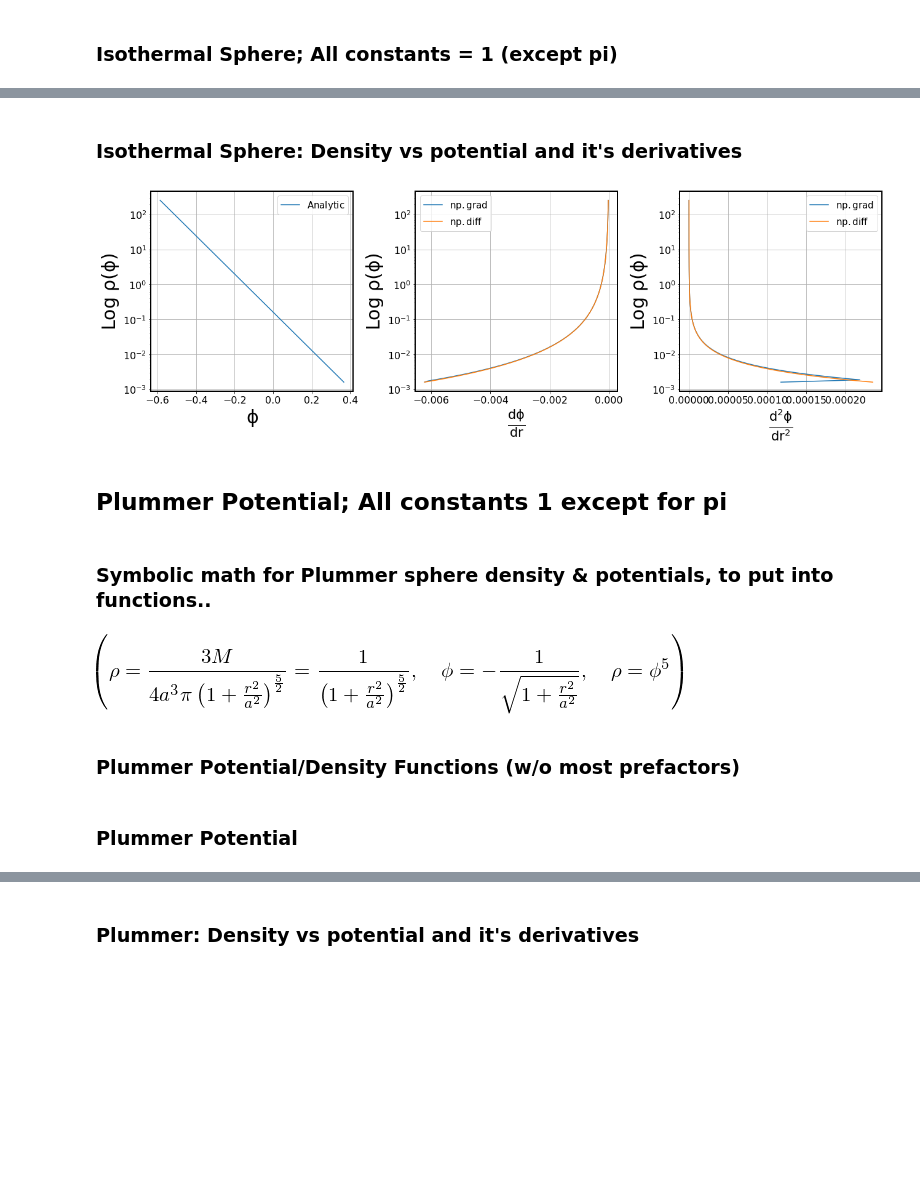
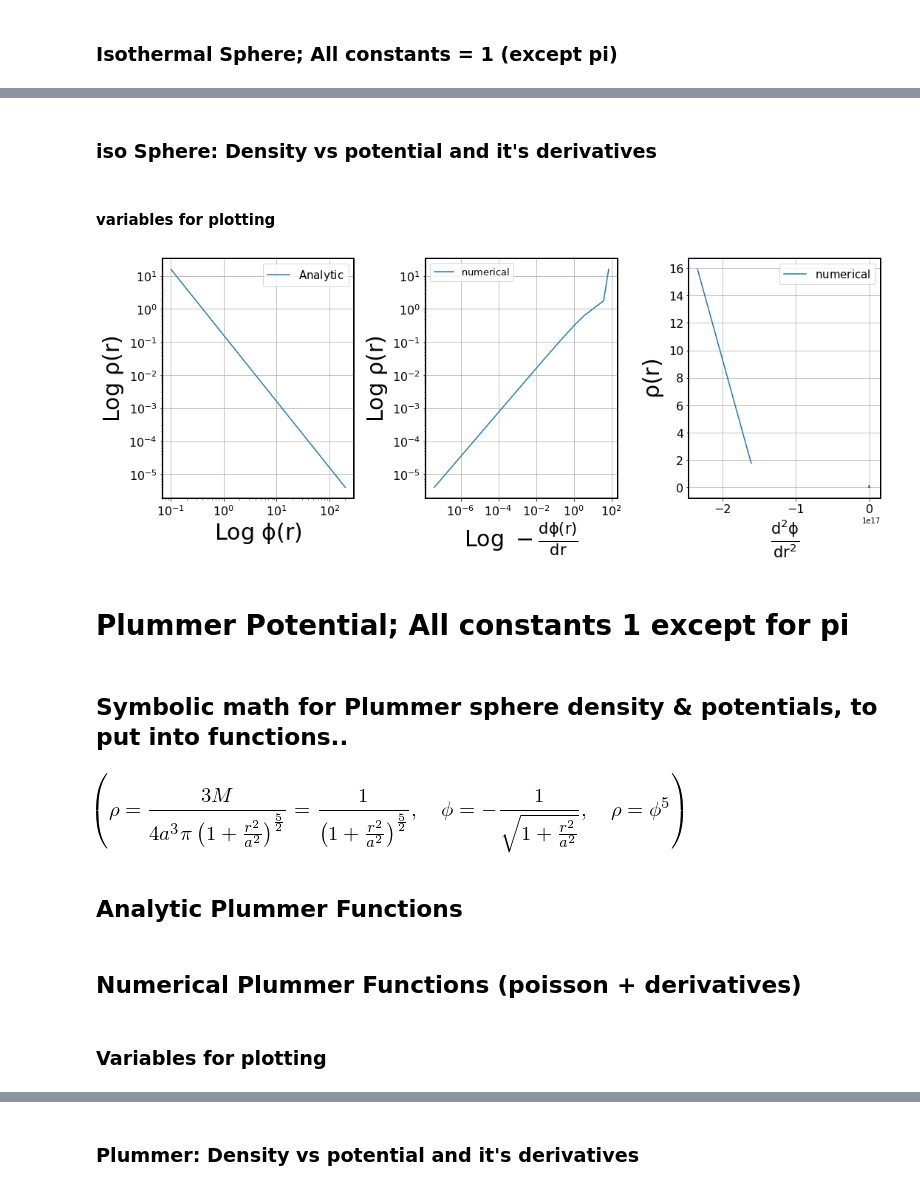
Before and after one commit to bueno646/2020_TDEs, a Jupyter notebook: Potential-Density Pairs.ipynb, the cells around one changed output, grey strips where cells are left out. Saved outputs shown, nothing was run; the diff lists cells and outputs as text; code cells hidden in the pictures; blank space fills up the shorter version.

```diff
--- a/Potential-Density Pairs.ipynb
+++ b/Potential-Density Pairs.ipynb
@@ -80,5 +265,5 @@ def vcirc_iso_sphere_of_r_analytic_py(_r,_k_boltz=1,_Grav_const=1,_mean_mass=1,_
 # %%
-r_array = np.linspace(0.1,5e22,100) #0 to MW radius
-r_array_2 = np.linspace(0.1,40,10000) #0 to 40
+r_array = np.linspace(0.1, 5e22, 100)  # 0 to MW radius
+r_array_2 = np.linspace(0.1, 200, 1000)  # 0 to 40
 # %% [markdown]
 ### Isothermal Sphere; All constants = 1 (except pi)
@@ -169,69 +411,74 @@ plt.tight_layout()
 # %% [markdown]
-### Isothermal Sphere: Density vs potential and it's derivatives
+### iso Sphere: Density vs potential and it's derivatives
+# %% [markdown]
+#### variables for plotting
+# %%
+# first derivative
+r_first_deriv, drho_dr  = take_deriv(rho_iso_sphere_of_r_analytic(r_array_2),_x=r_array_2,_n=1)
+
+# second derivative
+r_second_derive, d2rho_dr2  = take_deriv(rho_iso_sphere_of_r_analytic(r_array_2),_x=r_array_2,_n=2)
 # %%
-fig = plt.figure(2)
+fig = plt.figure(3)
 fig.set_figheight(6)
-fig.set_figwidth(18)
+fig.set_figwidth(15)
 
 #create axis object
 ax = plt.subplot(131)
 plt.grid(True)
 
 ##ploting
-plt.plot(phi_iso_sphere_of_r_analytic_py(r_array_2),rho_iso_sphere_of_phi_analytic_py(r_array_2),label=r'$\mathrm{Analytic}$')
+plt.plot(r_iso, rho_of_r_analytic,
+         label=r'$\mathrm{Analytic}$')
 
 #labeling
 # plt.title(r'$\mathrm{\rho(r)\ vs.\ r}$',size=30)
-plt.xlabel(r'$\mathrm{\phi}$',size=30)
-plt.ylabel(r'$\mathrm{ Log\ \rho(\phi) }$',size=30)
+plt.xlabel(r'$\mathrm{Log\ \phi (r)}$',size=30)
+plt.ylabel(r'$\mathrm{Log\ \rho(r) }$',size=30)
 
 ax.tick_params(axis='x', which='major', labelsize=16)
 ax.tick_params(axis='y', which='major', labelsize=16)
 plt.semilogy()
+plt.semilogx()
 plt.legend(fontsize=15)
 plt.tight_layout()
 
 #create axis object
 ax = plt.subplot(132)
 plt.grid(True)
 
-first_deriv_grad = np.gradient(phi_iso_sphere_of_r_analytic_py(r_array_2))
-first_deriv_diff = np.diff(phi_iso_sphere_of_r_analytic_py(r_array_2))
 ##ploting
-plt.plot(first_deriv_grad,rho_iso_sphere_of_phi_analytic_py(r_array_2),label=r'$\mathrm{np.grad}$')
-plt.plot(first_deriv_diff,rho_iso_sphere_of_phi_analytic_py(r_array_2)[:-1],label=r'$\mathrm{np.diff}$')
+plt.plot(-drho_dr,rho_of_r_analytic,label=r'$\mathrm{numerical}$')
 
 #labeling
 # plt.title(r'$\mathrm{\rho(r)\ vs.\ r}$',size=30)
-plt.xlabel(r'$\mathrm{\frac{\mathrm{d} \phi}{\mathrm{d}r}}$',size=30)
-plt.ylabel(r'$\mathrm{Log\ \rho(\phi) }$',size=30)
+plt.xlabel(r'$\mathrm{Log\ -\frac{\mathrm{d} \phi(r)}{\mathrm{d}r}}$',size=30)
+plt.ylabel(r'$\mathrm{Log\ \rho(r) }$',size=30)
 ax.tick_params(axis='x', which='major', labelsize=16)
 ax.tick_params(axis='y', which='major', labelsize=16)
 plt.semilogy()
-plt.legend(fontsize=15)
+plt.semilogx()
+plt.legend(fontsize=13)
 plt.tight_layout()
 
 ax = plt.subplot(133)
 plt.grid(True)
 
-second_deriv_grad = np.gradient(first_deriv_grad)
-second_deriv_diff = np.diff(first_deriv_diff)
+
 ##ploting
-plt.plot(second_deriv_grad,rho_iso_sphere_of_phi_analytic_py(r_array_2),label=r'$\mathrm{np.grad}$')
-plt.plot(second_deriv_diff,rho_iso_sphere_of_phi_analytic_py(r_array_2)[:-2],label=r'$\mathrm{np.diff}$')
+plt.plot(d2rho_dr2, rho_of_r_analytic,label=r'$\mathrm{numerical}$')
 
 #labeling
 # plt.title(r'$\mathrm{\rho(r)\ vs.\ r}$',size=30)
 plt.xlabel(r'$\mathrm{\frac{\mathrm{d}^2 \phi}{\mathrm{d}r^2}}$',size=30)
-plt.ylabel(r'$\mathrm{Log\ \rho(\phi) }$',size=30)
+plt.ylabel(r'$\mathrm{\rho(r) }$',size=30)
 ax.tick_params(axis='x', which='major', labelsize=16)
 ax.tick_params(axis='y', which='major', labelsize=16)
-plt.semilogy()
+# plt.semilogy()
 # plt.semilogx()
 plt.legend(fontsize=15)
 plt.tight_layout()
 
-
 # plt.xlabel(r'$\mathrm{\frac{\mathrm{d}^2 \omega}{\mathrm{d}\theta^2}}$',size=30)
 # %% [output]
-[figure, old version]
+[figure, new version]
@@ -258,5 +485,5 @@ plt.tight_layout()
 # %% [markdown]
-## Plummer Potential; All constants 1 except for pi
+# Plummer Potential; All constants 1 except for pi
 # %% [markdown]
-### Symbolic math for Plummer sphere density & potentials, to put into functions..
+## Symbolic math for Plummer sphere density & potentials, to put into functions..
 # %%
@@ -280,5 +509,5 @@ rho_eq_plum,phi_eq_plum,rho_eq_plum_2
 # %% [output]
 [figure]
 # %% [markdown]
-### Plummer Potential/Density Functions (w/o most prefactors)
+## Analytic Plummer Functions
 # %%
@@ -315,3 +545,3 @@ def vcirc_plum_sphere_of_r_analytic_py(_r,_a_plum=1,_Grav_const=1,_mean_mass=1):
     return holder + constants
-# %% [markdown]
-### Plummer Potential
+# %% [markdown]
+## Numerical Plummer Functions (poisson + derivatives)
@@ -317,0 +648,2 @@ def vcirc_plum_sphere_of_r_analytic_py(_r,_a_plum=1,_Grav_const=1,_mean_mass=1):
+# %% [markdown]
+### Variables for plotting
```
Also changed, not shown: parts of 22 cells of this notebook.
